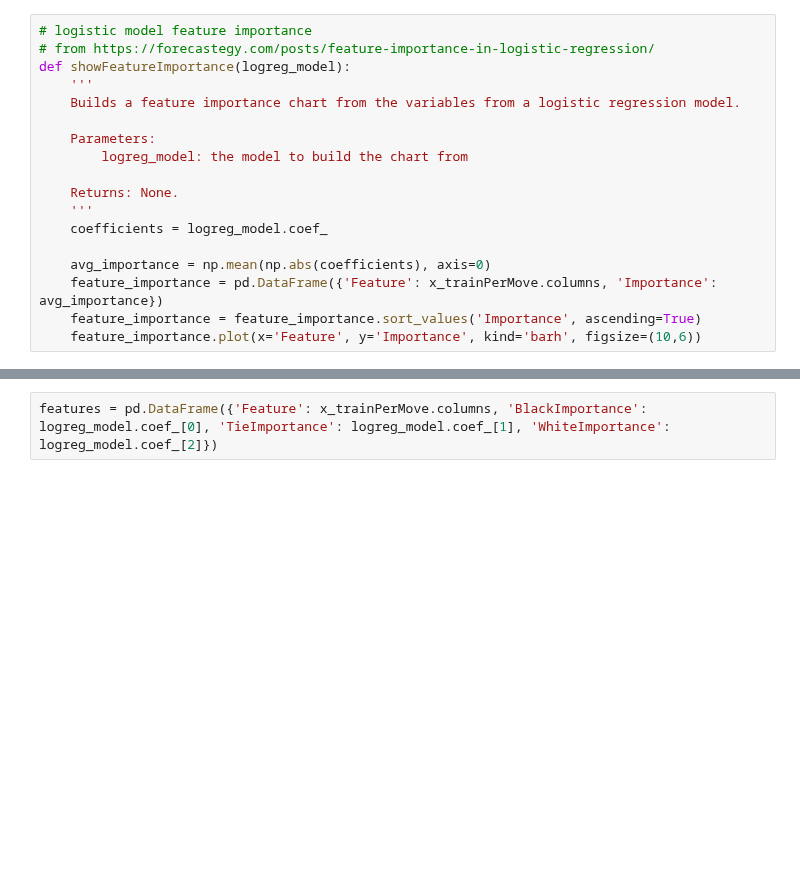
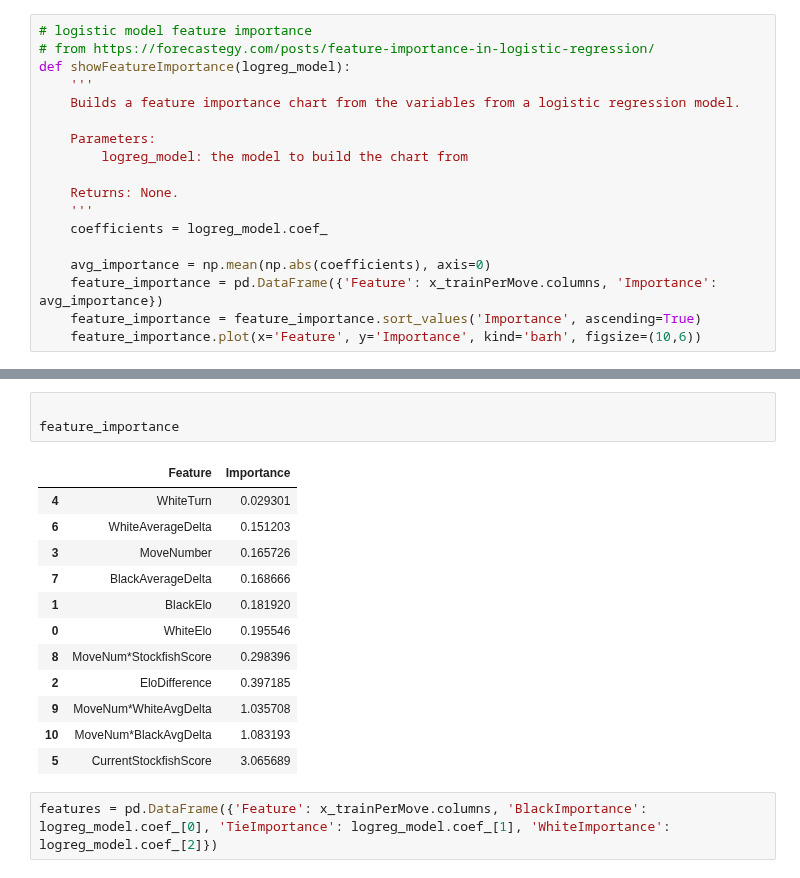
Before and after one commit to piercingecho/chess-win-probability-modeling, a Jupyter notebook: any_move_winprob.ipynb, the cells around one changed output, grey strips where cells are left out. Saved outputs shown, nothing was run; the diff lists cells and outputs as text; blank space fills up the shorter version.

```diff
--- a/any_move_winprob.ipynb
+++ b/any_move_winprob.ipynb
@@ -325,3 +337,19 @@ showFeatureImportance(logreg_model)
+# %%
+
+feature_importance
+# %% [output]
+|  | Feature | Importance |
+| 4 | WhiteTurn | 0.029301 |
+| 6 | WhiteAverageDelta | 0.151203 |
+| 3 | MoveNumber | 0.165726 |
+| 7 | BlackAverageDelta | 0.168666 |
+| 1 | BlackElo | 0.181920 |
+| 0 | WhiteElo | 0.195546 |
+| 8 | MoveNum*StockfishScore | 0.298396 |
+| 2 | EloDifference | 0.397185 |
+| 9 | MoveNum*WhiteAvgDelta | 1.035708 |
+| 10 | MoveNum*BlackAvgDelta | 1.083193 |
+| 5 | CurrentStockfishScore | 3.065689 |
 # %%
 features = pd.DataFrame({'Feature': x_trainPerMove.columns, 'BlackImportance': logreg_model.coef_[0], 'TieImportance': logreg_model.coef_[1], 'WhiteImportance': logreg_model.coef_[2]})
 # %%
```
Also changed, not shown: parts of 3 cells of this notebook.
